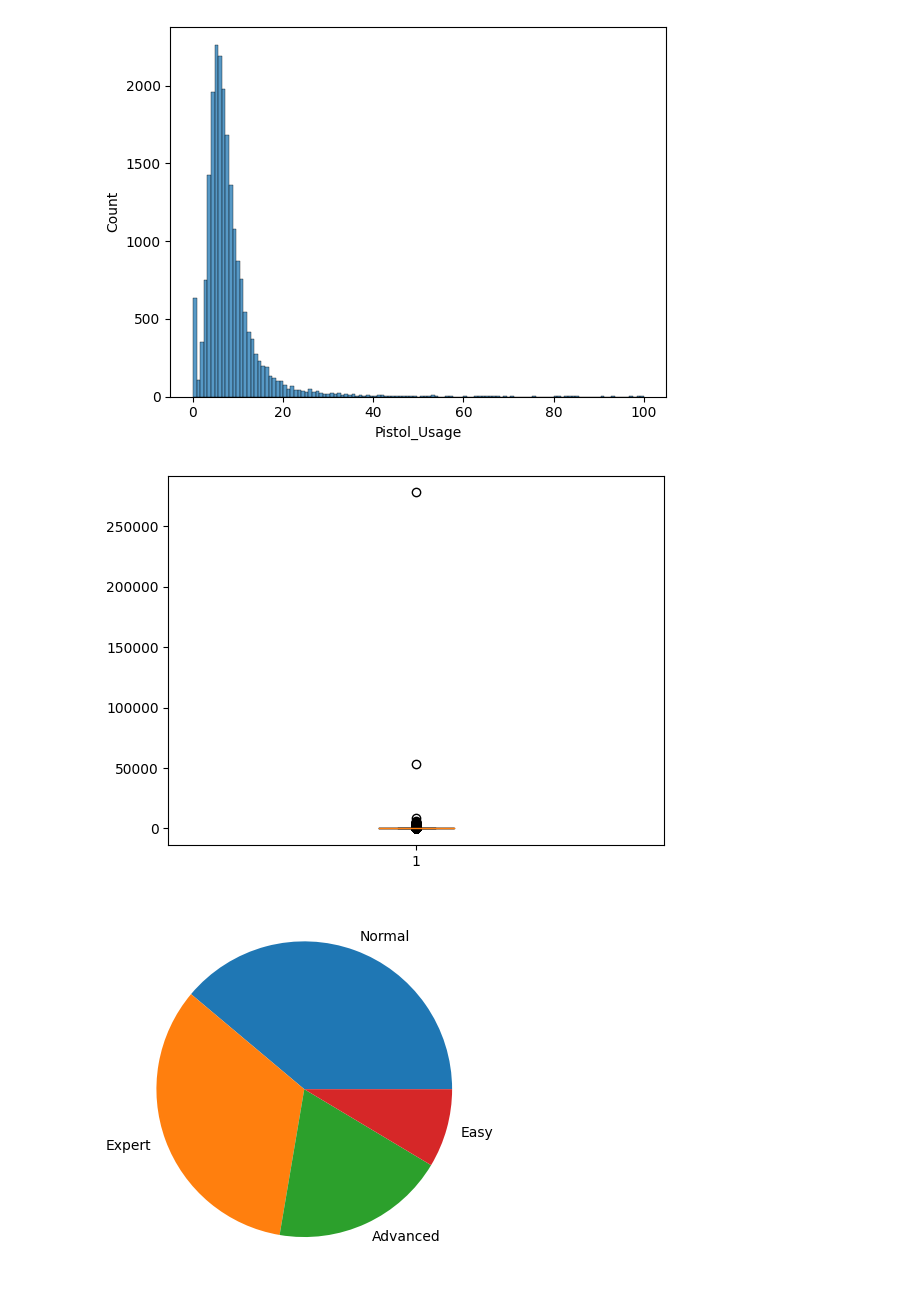
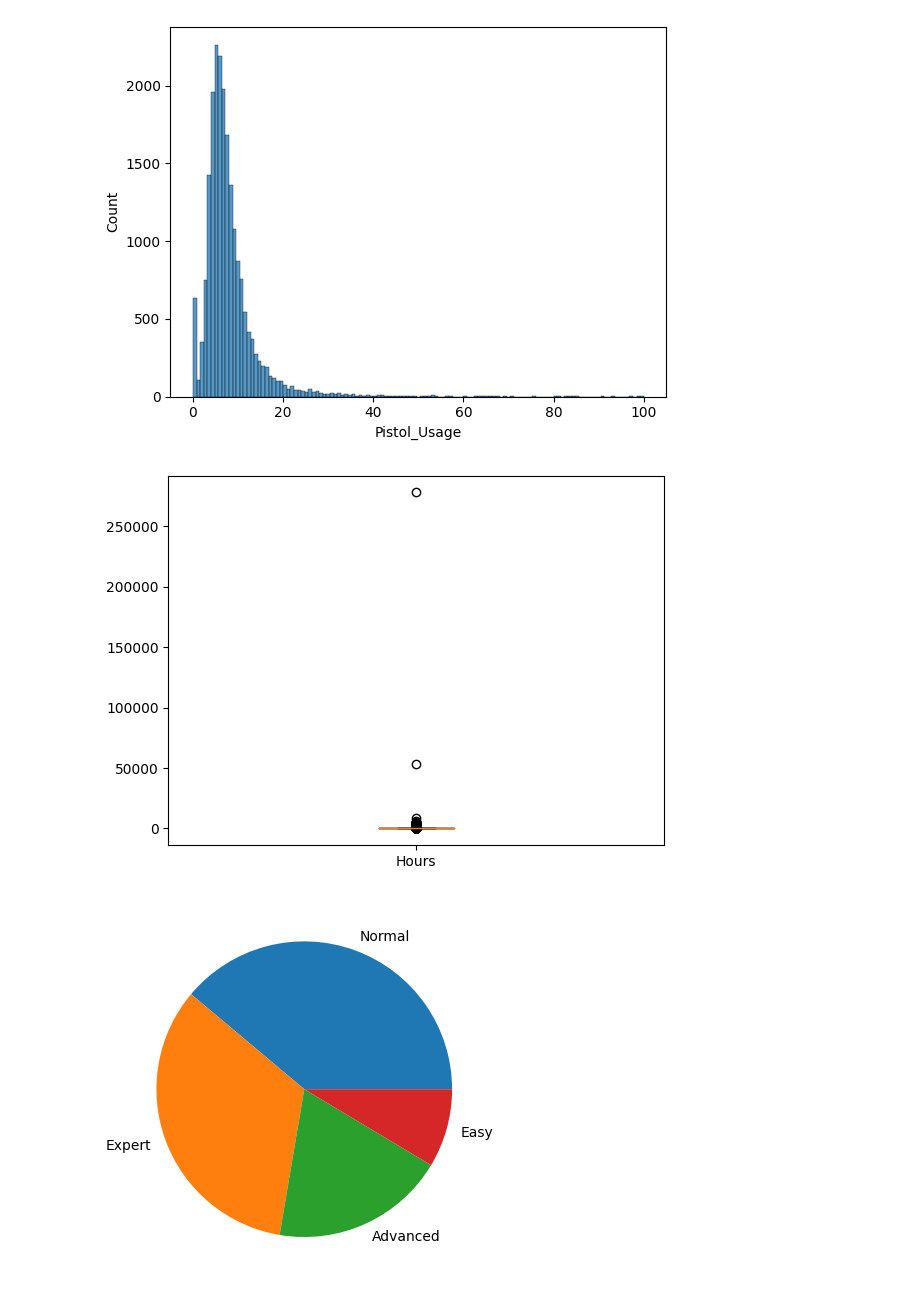
Before and after one commit to Cheburilla/Practicum-Python, a Jupyter notebook: Pr6_Safronov_MO_211.ipynb, the cells around one changed output. Saved outputs shown, nothing was run; the diff lists cells and outputs as text; code cells hidden in the pictures.

```diff
--- a/Pr6_Safronov_MO_211.ipynb
+++ b/Pr6_Safronov_MO_211.ipynb
@@ -110,9 +110,10 @@ plt.savefig('1.png')
 [figure]
 # %%
 plt.boxplot(x=df['Hours_without_reallife'])
+plt.xticks([1], ['Hours'])
 plt.savefig('2.png')
 # %% [output]
-[figure, old version]
+[figure, new version]
 # %%
 df['Difficulty'].value_counts()
 plt.pie(df['Difficulty'].value_counts().values, labels=df['Difficulty'].value_counts().index)
```
Also changed, not shown: parts of 1 cell of this notebook, 2 other files.
